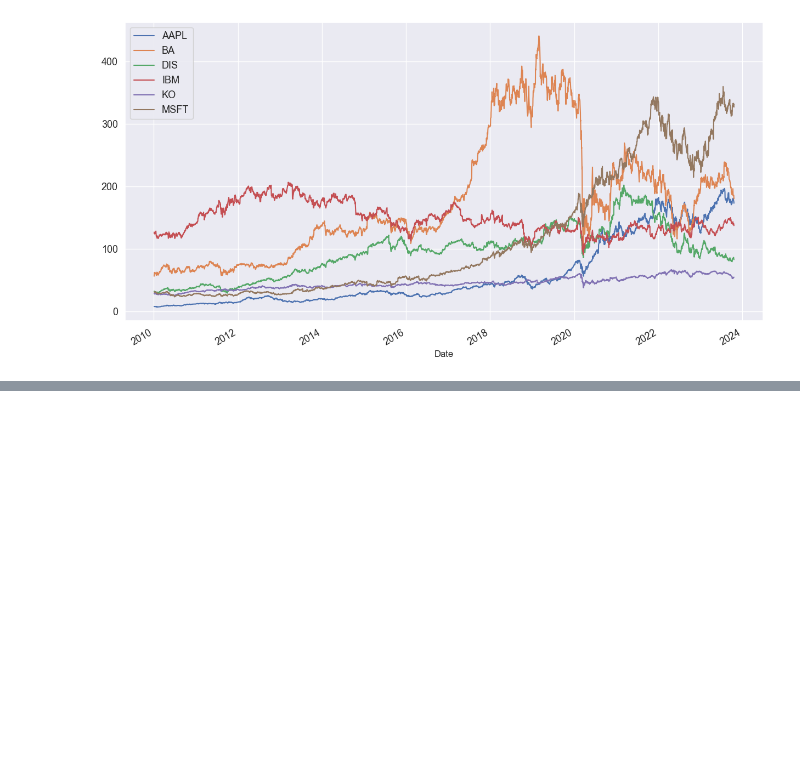
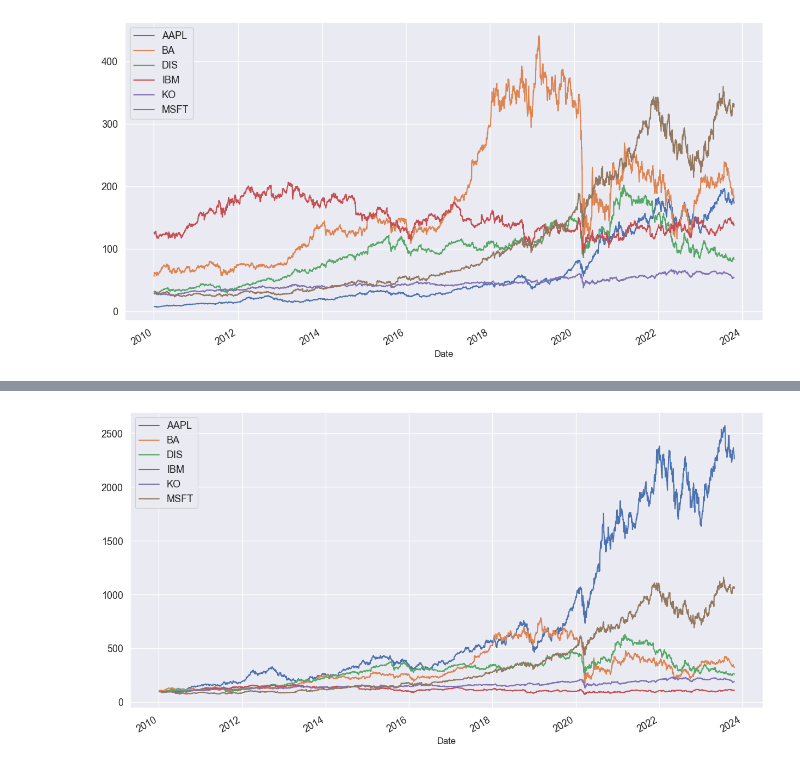
Before and after one commit to DheyaAlqaderi/TechnicalAnalysis-Gold-ML, a Jupyter notebook: Yahoo Finance practice/yahoo_finance.ipynb, the cells around one changed output, grey strips where cells are left out. Cells and saved outputs as stored; diff of their text form; code cells hidden in the pictures; blank space fills up the shorter version.

```diff
--- a/Yahoo Finance practice/yahoo_finance.ipynb
+++ b/Yahoo Finance practice/yahoo_finance.ipynb
@@ -257,0 +300,4 @@ plt.show()
+# %%
+# This normalization is useful when comparing companies within the same industry.
+norm = close.div(close.iloc[0]).mul(100)
+norm
@@ -257,0 +319,6 @@ plt.show()
+# %%
+norm.plot(figsize = (15,8), fontsize = 13)
+plt.legend(fontsize=13)
+plt.show()
+# %% [output]
+[figure, added]
```
Also changed, not shown: parts of 19 cells of this notebook, 1 other file.
